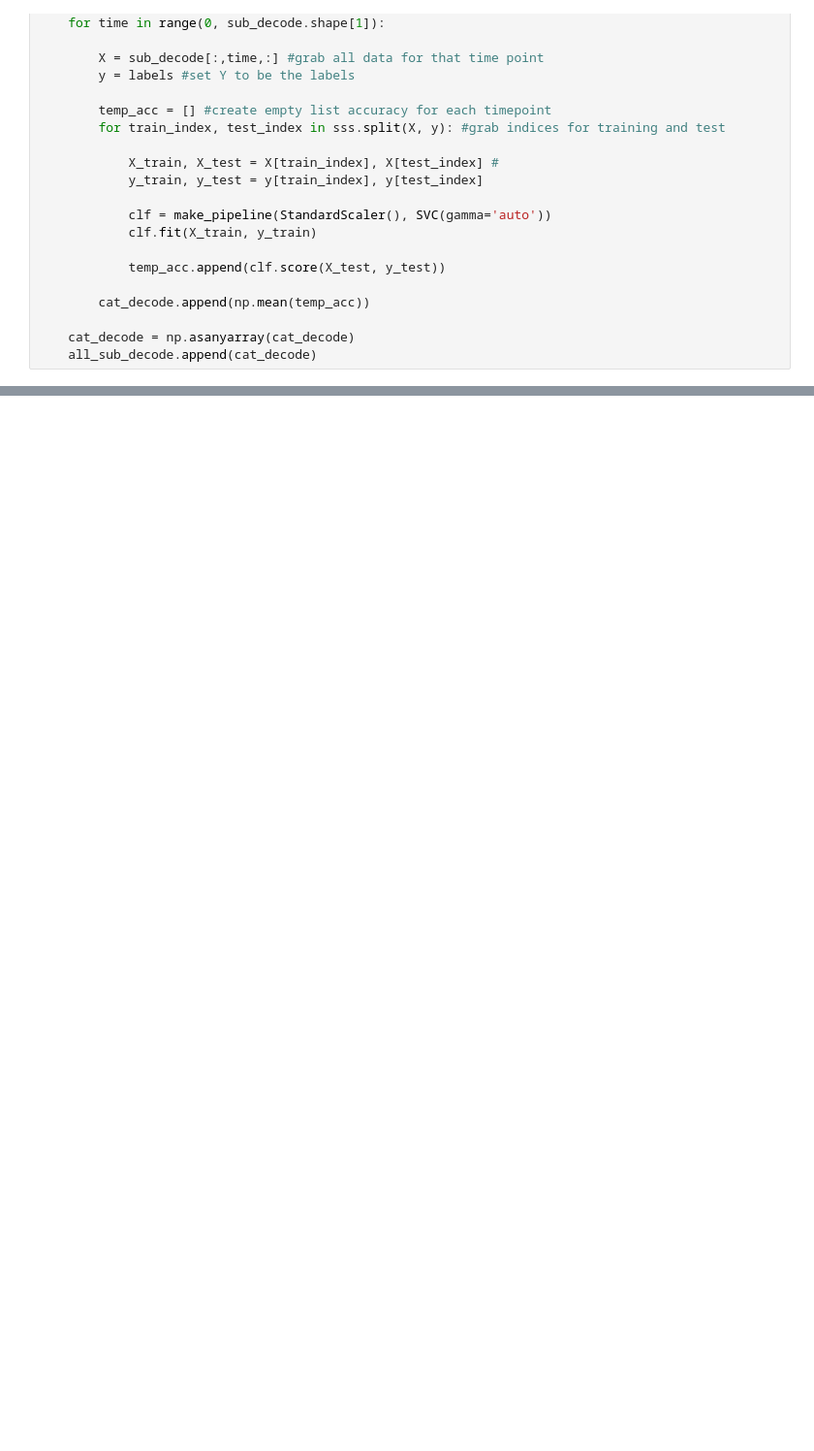
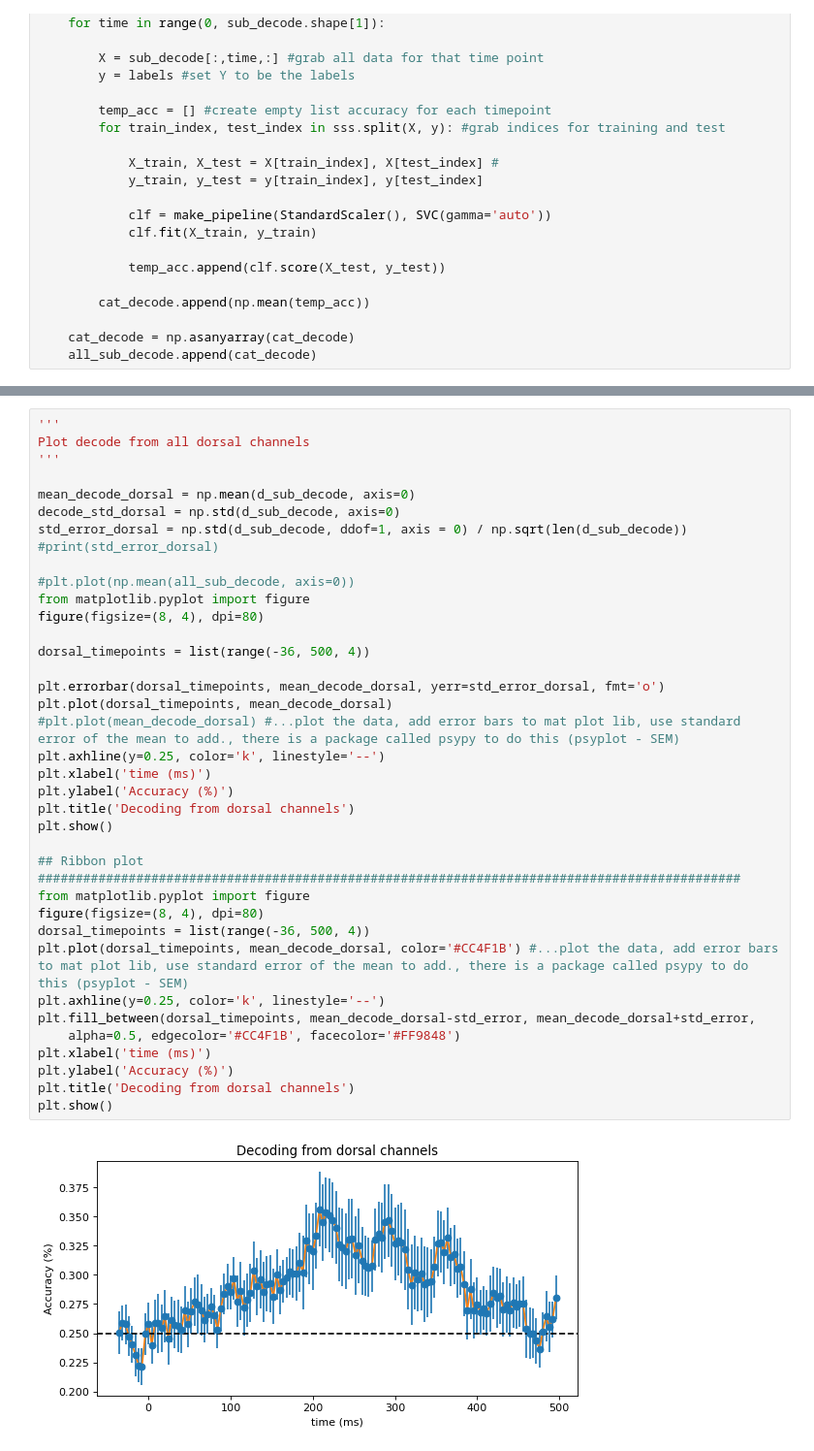
Before and after one commit to vayzenb/pepdoc, a Jupyter notebook: analysis/pepdoc_decoding.ipynb, the cells around one changed output, grey strips where cells are left out. Shown at 97% size. Cells and saved outputs as stored; diff of their text form; blank space fills up the shorter version.

```diff
--- a/analysis/pepdoc_decoding.ipynb
+++ b/analysis/pepdoc_decoding.ipynb
@@ -129,0 +189,39 @@ plt.show()
+# %%
+'''
+Plot decode from all dorsal channels
+'''
+
+mean_decode_dorsal = np.mean(d_sub_decode, axis=0)
+decode_std_dorsal = np.std(d_sub_decode, axis=0)
+std_error_dorsal = np.std(d_sub_decode, ddof=1, axis = 0) / np.sqrt(len(d_sub_decode))
+#print(std_error_dorsal)
+
+#plt.plot(np.mean(all_sub_decode, axis=0))
+from matplotlib.pyplot import figure
+figure(figsize=(8, 4), dpi=80)
+
+dorsal_timepoints = list(range(-36, 500, 4))
+
+plt.errorbar(dorsal_timepoints, mean_decode_dorsal, yerr=std_error_dorsal, fmt='o')
+plt.plot(dorsal_timepoints, mean_decode_dorsal)
+#plt.plot(mean_decode_dorsal) #...plot the data, add error bars to mat plot lib, use standard error of the mean to add., there is a package called psypy to do this (psyplot - SEM)
+plt.axhline(y=0.25, color='k', linestyle='--')
+plt.xlabel('time (ms)')
+plt.ylabel('Accuracy (%)')
+plt.title('Decoding from dorsal channels')
+plt.show()
+
+## Ribbon plot #############################################################################################
+from matplotlib.pyplot import figure
+figure(figsize=(8, 4), dpi=80)
+dorsal_timepoints = list(range(-36, 500, 4))
+plt.plot(dorsal_timepoints, mean_decode_dorsal, color='#CC4F1B') #...plot the data, add error bars to mat plot lib, use standard error of the mean to add., there is a package called psypy to do this (psyplot - SEM)
+plt.axhline(y=0.25, color='k', linestyle='--')
+plt.fill_between(dorsal_timepoints, mean_decode_dorsal-std_error, mean_decode_dorsal+std_error,
+    alpha=0.5, edgecolor='#CC4F1B', facecolor='#FF9848')
+plt.xlabel('time (ms)')
+plt.ylabel('Accuracy (%)')
+plt.title('Decoding from dorsal channels')
+plt.show()
+# %% [output]
+[figure, added]
```
Also changed, not shown: parts of 16 cells of this notebook, 7 other files.
